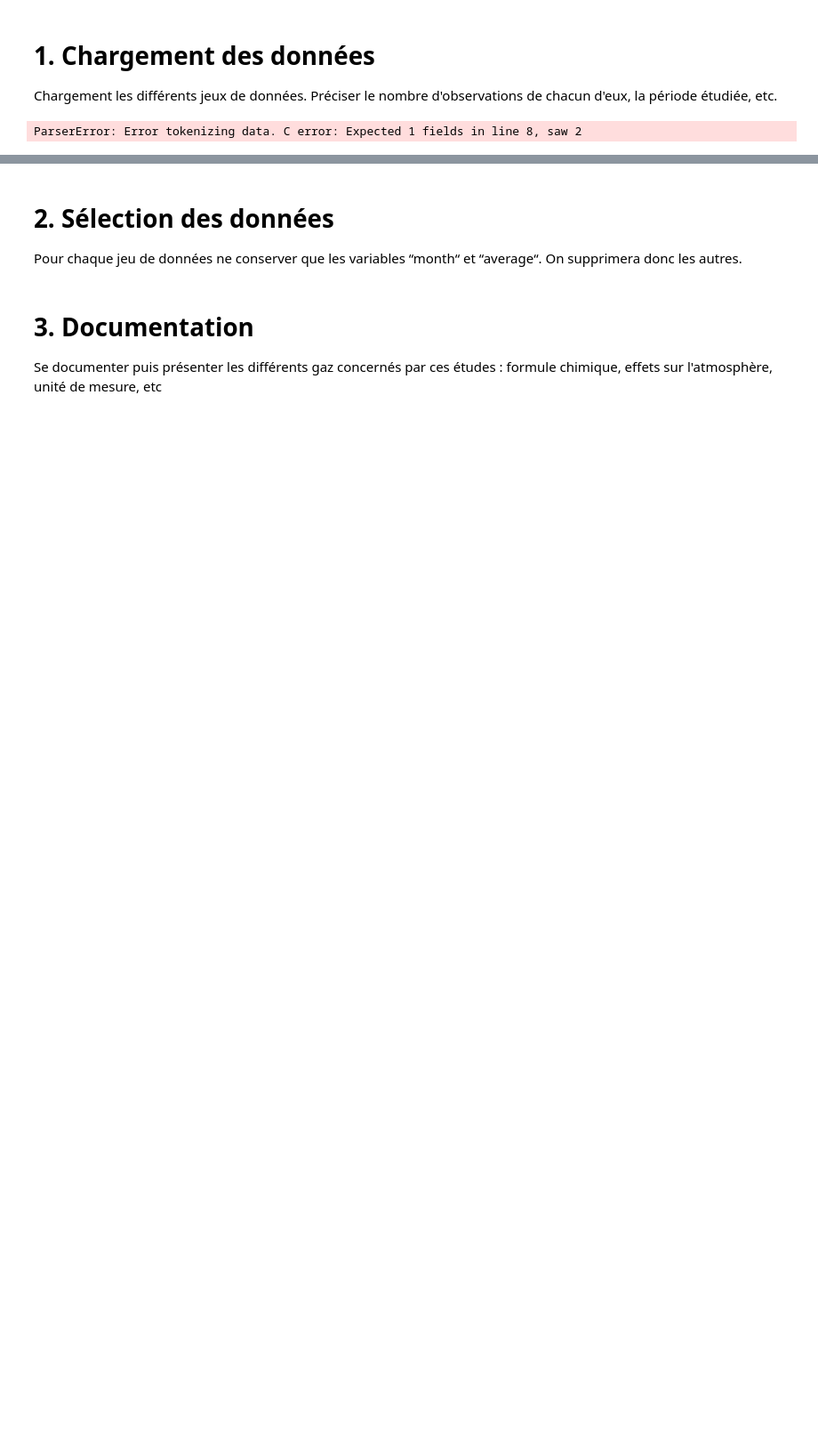
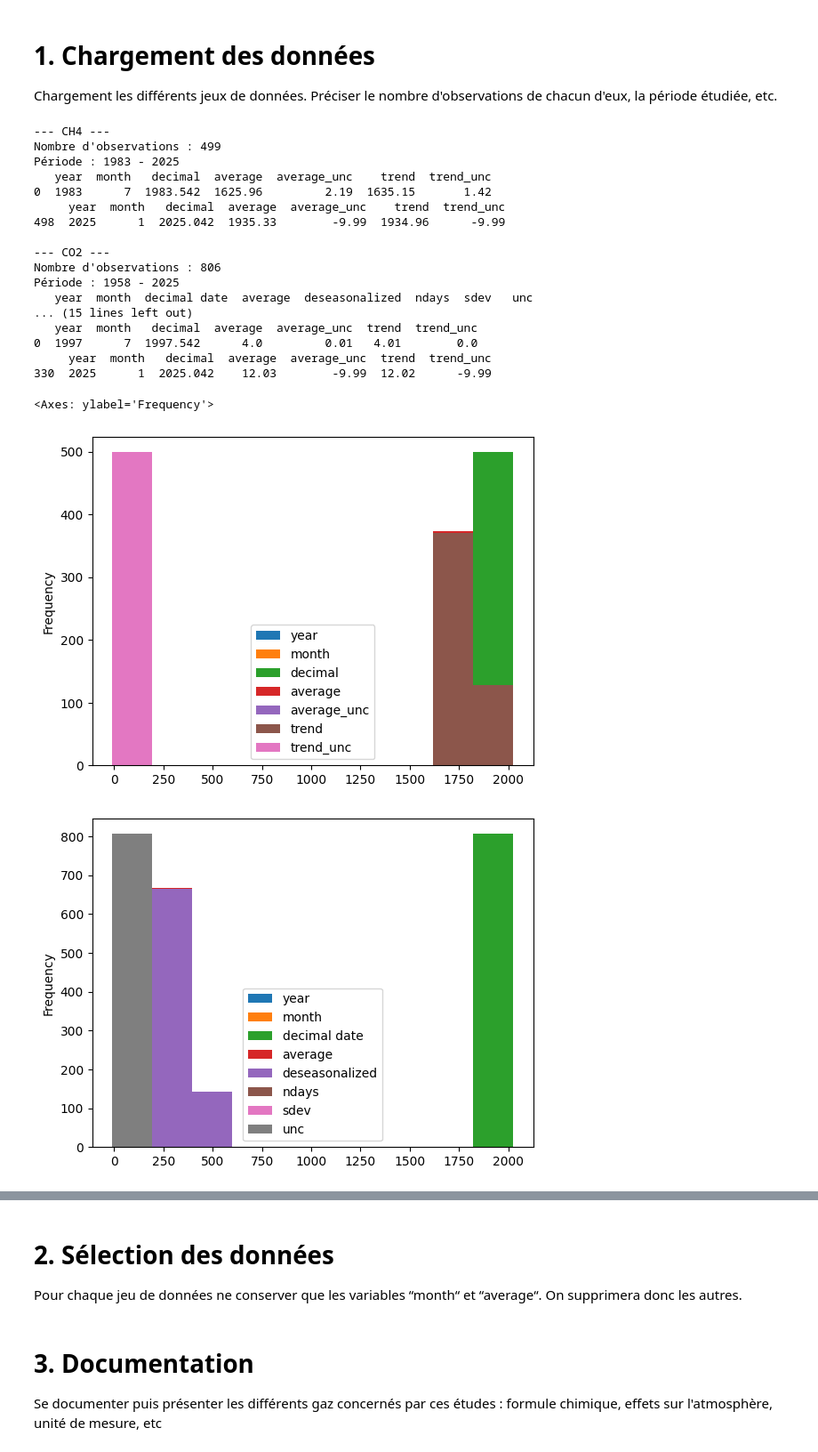
Before and after one commit to DiniBis/2STAT, a Jupyter notebook: main.ipynb, the cells around one changed output, grey strips where cells are left out. Shown at 89% size. Cells and saved outputs as stored; diff of their text form; code cells hidden in the pictures; blank space fills up the shorter version.

```diff
--- a/main.ipynb
+++ b/main.ipynb
@@ -7,9 +7,42 @@ import numpy as np
 Chargement les différents jeux de données.
 Préciser le nombre d'observations de chacun d'eux, la période étudiée, etc.
 # %%
-ch4=pd.read_csv('ch4_mm_gl.csv')
-co2=pd.read_csv('co2_mm_gl.csv')
-n2o=pd.read_csv('n2o_mm_gl.csv')
-sf6=pd.read_csv('sf6_mm_gl.csv')
+# Chargement des fichiers
+ch4 = pd.read_csv("ch4_mm_gl.csv", comment="#")
+co2 = pd.read_csv("co2_mm_mlo.csv", comment="#")
+n2o = pd.read_csv("n2o_mm_gl.csv", comment="#")
+sf6 = pd.read_csv("sf6_mm_gl.csv", comment="#")
+
+# Affichage des infos clés
+for name, df in zip(["CH4", "CO2", "N2O", "SF6"], [ch4, co2, n2o, sf6]):
+    print(f"--- {name} ---")
+    print(f"Nombre d'observations : {len(df)}")
+    print(f"Période : {df['year'].min()} - {df['year'].max()}")
+    print(df.head(1))
+    print(df.tail(1))
+    print()
+ch4.plot.hist()
+co2.plot.hist()
+n2o.plot.hist()
+sf6.plot.hist()
 # %% [output]
-ParserError: Error tokenizing data. C error: Expected 1 fields in line 8, saw 2
+--- CH4 ---
+Nombre d'observations : 499
+Période : 1983 - 2025
+   year  month   decimal  average  average_unc    trend  trend_unc
+0  1983      7  1983.542  1625.96         2.19  1635.15       1.42
+     year  month   decimal  average  average_unc    trend  trend_unc
+498  2025      1  2025.042  1935.33        -9.99  1934.96      -9.99
+
+--- CO2 ---
+Nombre d'observations : 806
+Période : 1958 - 2025
+   year  month  decimal date  average  deseasonalized  ndays  sdev   unc
+... (15 lines left out)
+   year  month   decimal  average  average_unc  trend  trend_unc
+0  1997      7  1997.542      4.0         0.01   4.01        0.0
+     year  month   decimal  average  average_unc  trend  trend_unc
+330  2025      1  2025.042    12.03        -9.99  12.02      -9.99
+<Axes: ylabel='Frequency'>
+[figure, added]
+[figure, added]
```
Also changed, not shown: parts of 13 cells of this notebook.
